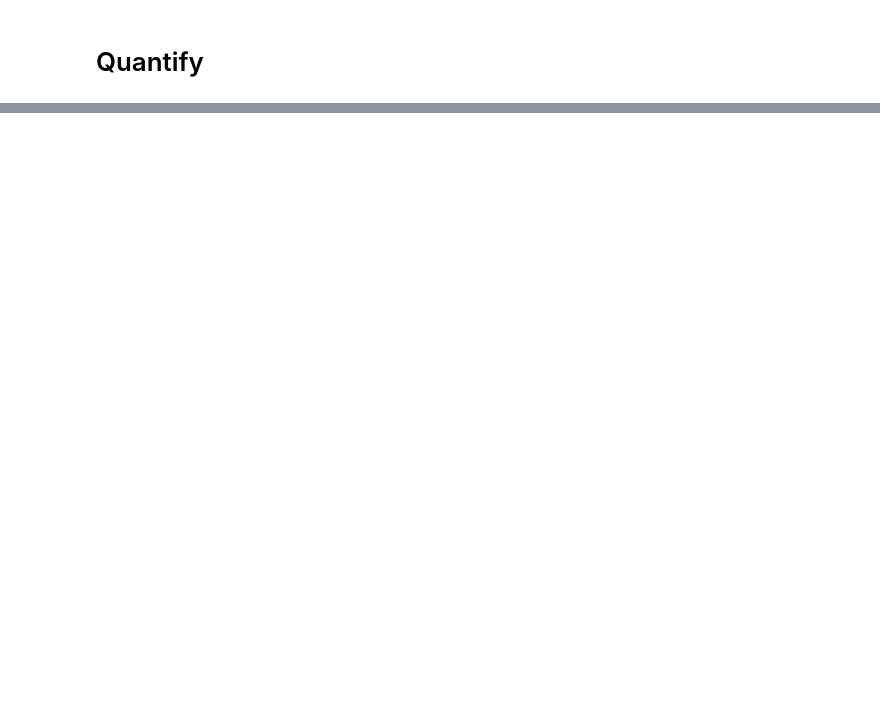
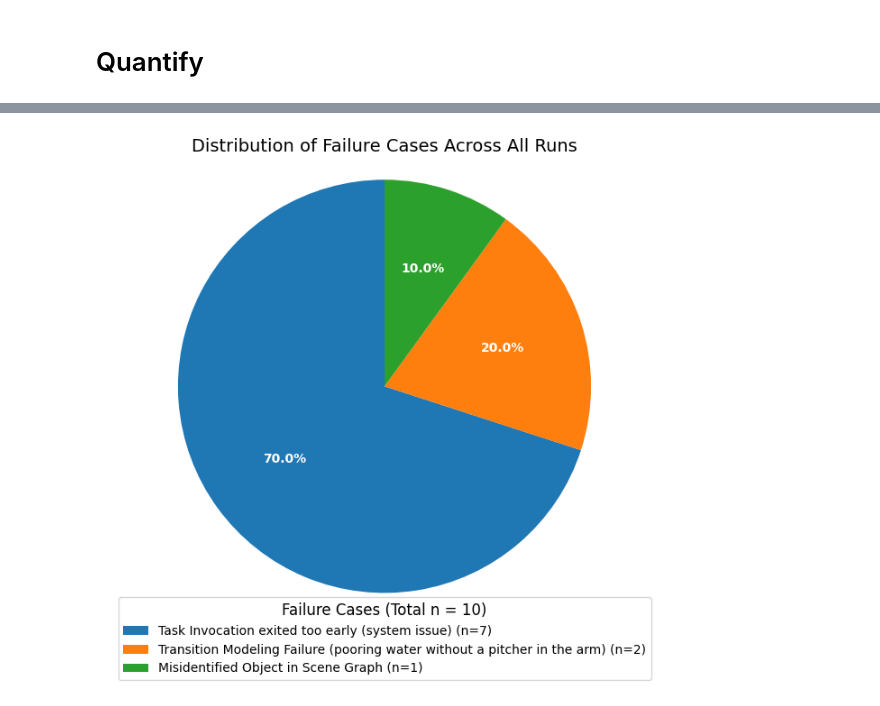
Before and after one commit to H-Zeno/L-SARP, a Jupyter notebook: analysis/analyse_responses.ipynb, the cells around one changed output, grey strips where cells are left out. Cells and saved outputs as stored; diff of their text form; code cells hidden in the pictures; blank space fills up the shorter version.

```diff
--- a/analysis/analyse_responses.ipynb
+++ b/analysis/analyse_responses.ipynb
@@ -235,3 +325,53 @@ Self proclaimed Success Rate: 1.0
+# %%
+# --- New code for Pie Chart ---
+import matplotlib.pyplot as plt
+from collections import Counter
+
+# Combine all mappings
+all_runs_mapping = {**run_1_success_mapping, **run_2_success_mapping, **run_3_success_mapping} # Note: This merges dicts, overwriting earlier keys if duplicates exist, which isn't ideal for counting across runs. Let's fix this.
+
+# Collect all failure reasons (strings) from all runs
+all_failure_reasons = []
+for run_mapping in [run_1_success_mapping, run_2_success_mapping, run_3_success_mapping]:
+    for value in run_mapping.values():
+        if isinstance(value, str):
+            all_failure_reasons.append(value)
+
+# Count the occurrences of each failure reason
+failure_counts = Counter(all_failure_reasons)
+
+# Prepare data for the pie chart
+original_labels = list(failure_counts.keys())
+sizes = list(failure_counts.values()) # sizes contains the absolute counts (n)
+total_failures = sum(sizes)
+
+# Create labels for the legend including the counts
+legend_labels = [f"{label} (n={count})" for label, count in failure_counts.items()]
+
+# Create the pie chart - revert autopct to show only percentage
+fig, ax = plt.subplots(figsize=(8, 8)) # Adjust figure size if needed
+wedges, texts, autotexts = ax.pie(sizes, autopct='%1.1f%%', startangle=90, textprops=dict(color="w"))
+
+# Add a legend below the chart using the new labels
+ax.legend(wedges, legend_labels, # Use the modified labels with counts
+          title=f"Failure Cases (Total n = {total_failures})", # Updated title
+          loc="upper center",
+          bbox_to_anchor=(0.5, 0.05),
+          ncol=1,
+          fontsize=10, # Adjusted font size back
+          title_fontsize=12)
+
+plt.setp(autotexts, size=10, weight="bold") # Increase percentage text size back
+
+ax.set_title("Distribution of Failure Cases Across All Runs", fontsize=14)
+
+# Equal aspect ratio ensures that pie is drawn as a circle.
+ax.axis('equal')
+
+plt.subplots_adjust(bottom=0.25) # Keep space at the bottom for the legend
+plt.show()
+# %% [output]
+[figure, added]
 # %%
 # Quantify the framework
 import numpy as np
```
Also changed, not shown: parts of 7 cells of this notebook, 1 other file.
